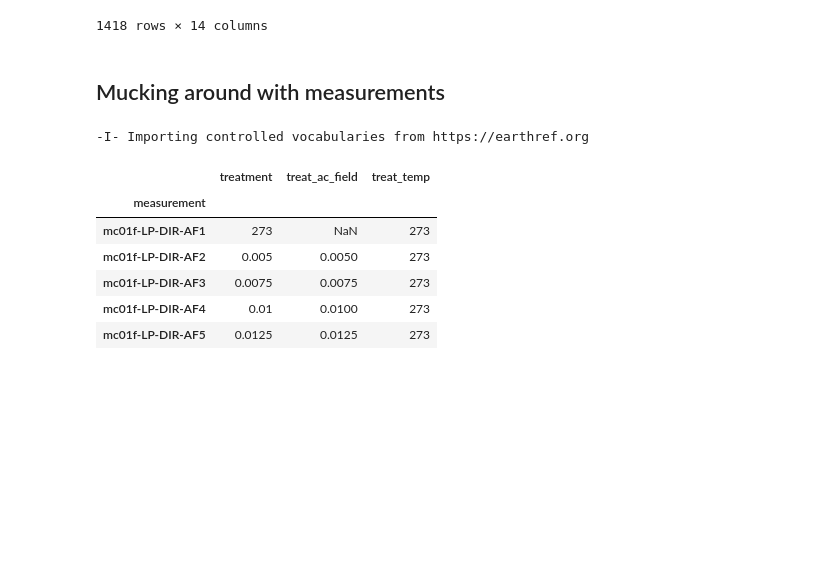
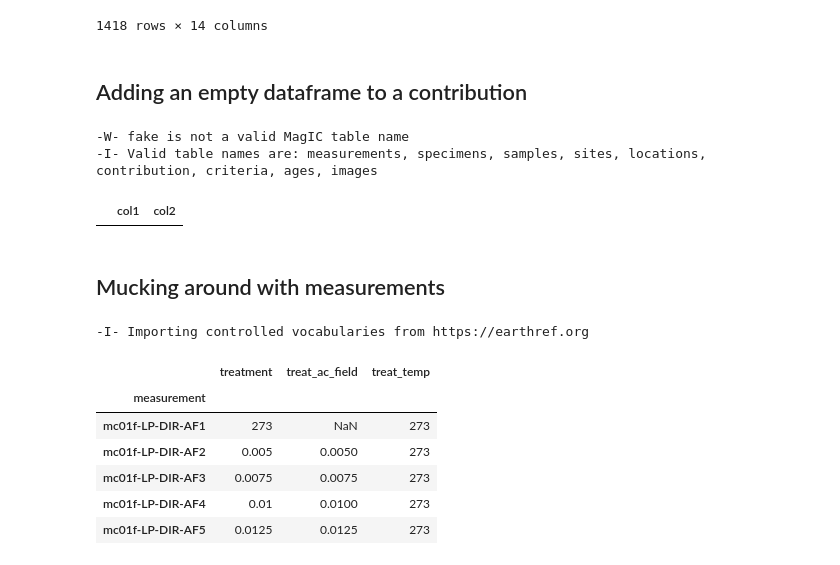
Before and after one commit to PmagPy/PmagPy, a Jupyter notebook: Intro to MagIC Contributions.ipynb, the cells around one changed output. Cells and saved outputs as stored; diff of their text form; code cells hidden in the pictures; blank space fills up the shorter version.

Commit message:
add_empty_magic_table function for Contributions

```diff
--- a/Intro to MagIC Contributions.ipynb
+++ b/Intro to MagIC Contributions.ipynb
@@ -237,6 +237,31 @@ samp_container.df
 | mc50g | 155 | 0 | This study | Archived samples from 1965, 66 ex... | -18 | Extrusive:Igneous | Lava Flow | ... |
 | mc50h | 148 | 0 | This study | Archived samples from 1965, 66 ex... | -23 | Extrusive:Igneous | Lava Flow | ... |
 1418 rows × 14 columns
+# %% [markdown]
+## Adding an empty dataframe to a contribution
+# %%
+# columns is a list whichever columns you want
+dtype = "specimens"
+cols = ["col_name1", "col_name2"]
+data_container = nb.MagicDataFrame(dtype=dtype, columns=cols)
+
+# or:
+dtype = "specimens"
+groups = ["Age", "Metadata"]
+data_container = nb.MagicDataFrame(dtype=dtype, groups=groups)
+
+# and then:
+con.tables[dtype] = data_container
+
+con.tables[dtype].df
+
+con.add_empty_magic_table('fake', col_names=['col1', 'col2'])
+con.add_empty_magic_table('images', col_names=['col1', 'col2'])
+con.tables['images'].df
+# %% [output]
+-W- fake is not a valid MagIC table name
+-I- Valid table names are: measurements, specimens, samples, sites, locations, contribution, criteria, ages, images
+|  | col1 | col2 |
 # %% [markdown]
 ## Mucking around with measurements
 # %%
```
Also changed, not shown: parts of 1 cell of this notebook, 1 other file.
